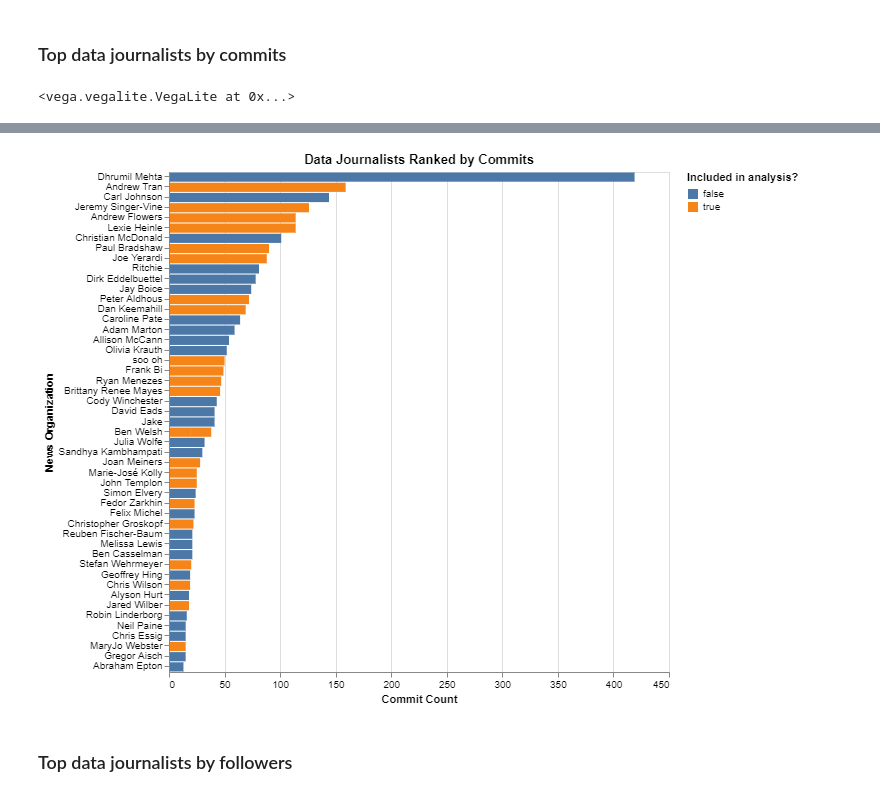
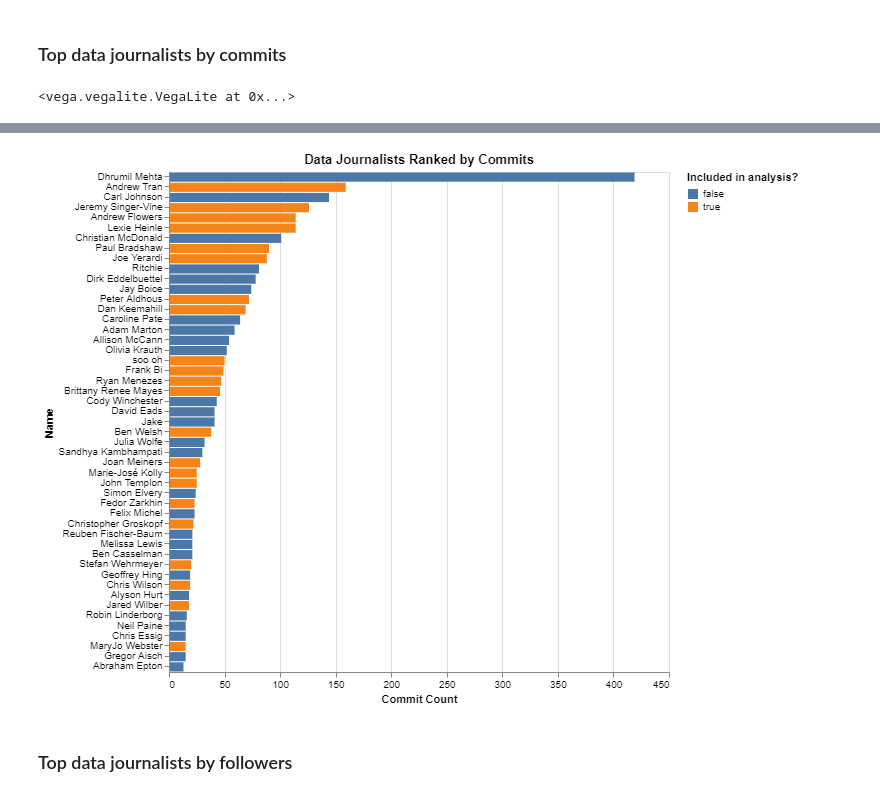
Before and after one commit to steve-kasica/table-scraps, a Jupyter notebook: summary.ipynb, the cells around one changed output, grey strips where cells are left out. Drawn from its saved outputs; the diff is of its cells as text; code cells hidden in the pictures.

```diff
--- a/summary.ipynb
+++ b/summary.ipynb
@@ -230,7 +230,7 @@ for i, row in codesByArticle.iterrows():
 
 In order to prevent this code set from being biased by one individual or organization's data wrangling behavior, we deliberately sought out notebooks from a variety of news organizations and data journalists. This analysis comes from, but is not limited to, news organizations that constitute "major players" in data journalism.
 # %%
-def displayCoverage(df, title, metric, xlab):
+def displayCoverage(df, title, metric, xlab, ylab):
     """"""
     rank = '{}_rank'.format(metric)
     count = '{}_count'.format(metric)
@@ -241,16 +241,14 @@ def displayCoverage(df, title, metric, xlab):
             x = alt.X('{}:Q'.format(count), axis = alt.Axis(title = xlab)),
             y = alt.Y('name:N',
                   sort = alt.EncodingSortField(field = count, order = 'descending'),
-                  axis = alt.Axis(title = 'News Organization')
+                  axis = alt.Axis(title = ylab)
             ),
             color = alt.Color('is_included:N', title = 'Included in analysis?')
         )
 
     display(bars.properties(height=500, width=500))
 
-    displayMarkdown("""
-        This analysis includes the top {} organizations by {} count.
-    """.format(df[df.is_included == False][rank].min() - 1, metric))
+    displayMarkdown("""This analysis includes the top {} organizations by {} count.""".format(df[df.is_included == False][rank].min() - 1, metric))
 # %% [markdown]
 ## Including the top-n news organizations
 
@@ -491,7 +489,8 @@ displayCoverage(
     df = dataJournalists,
     title = 'Data Journalists Ranked by Commits',
     metric = 'commit',
-    xlab = 'Commit Count'
+    xlab = 'Commit Count',
+    ylab = 'Name'
 )
 # %% [output]
 <vega.vegalite.VegaLite at 0x...>
@@ -500,4 +498,4 @@ displayCoverage(
-[figure, old version]
+[figure, new version]
 # %% [markdown]
 ### Top data journalists by followers
 # %%
```
Also changed, not shown: parts of 7 cells of this notebook, 2 other files.
